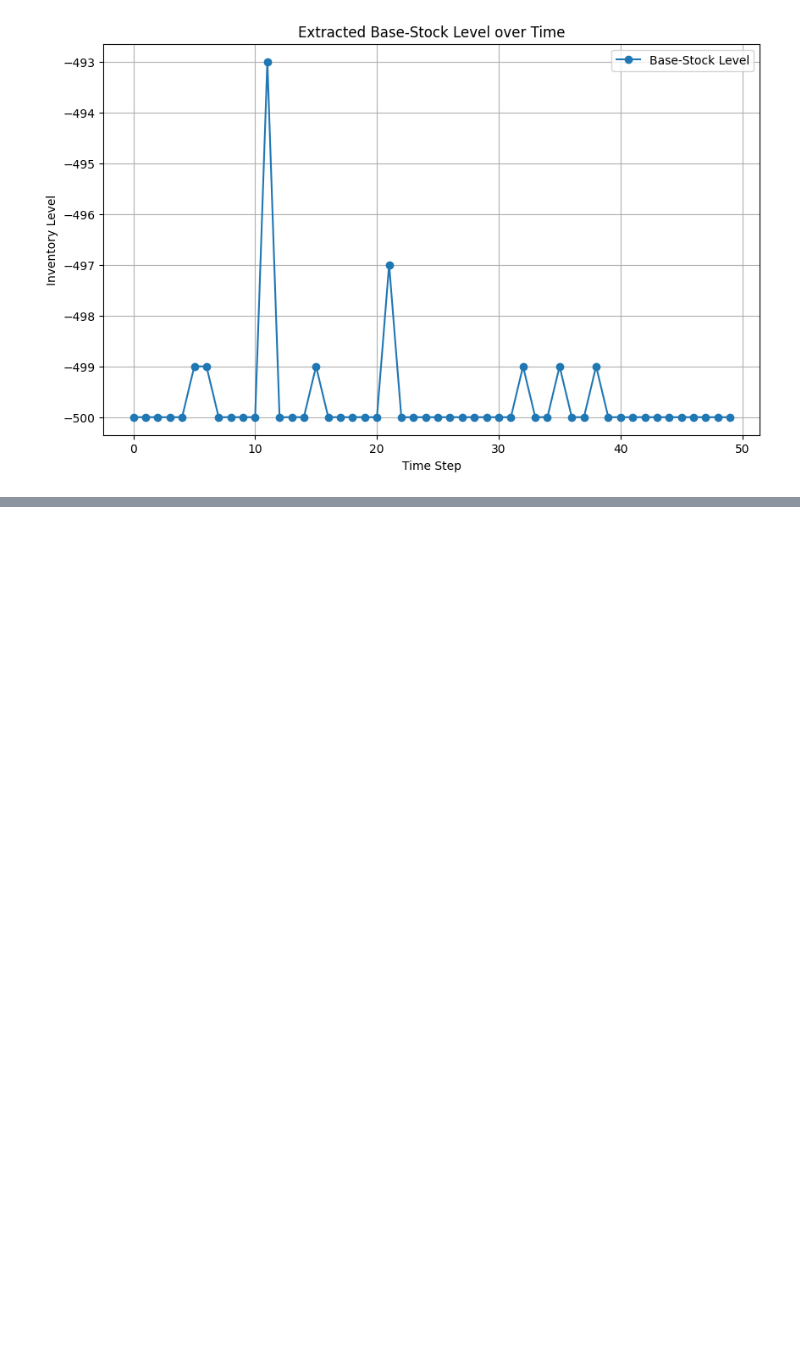
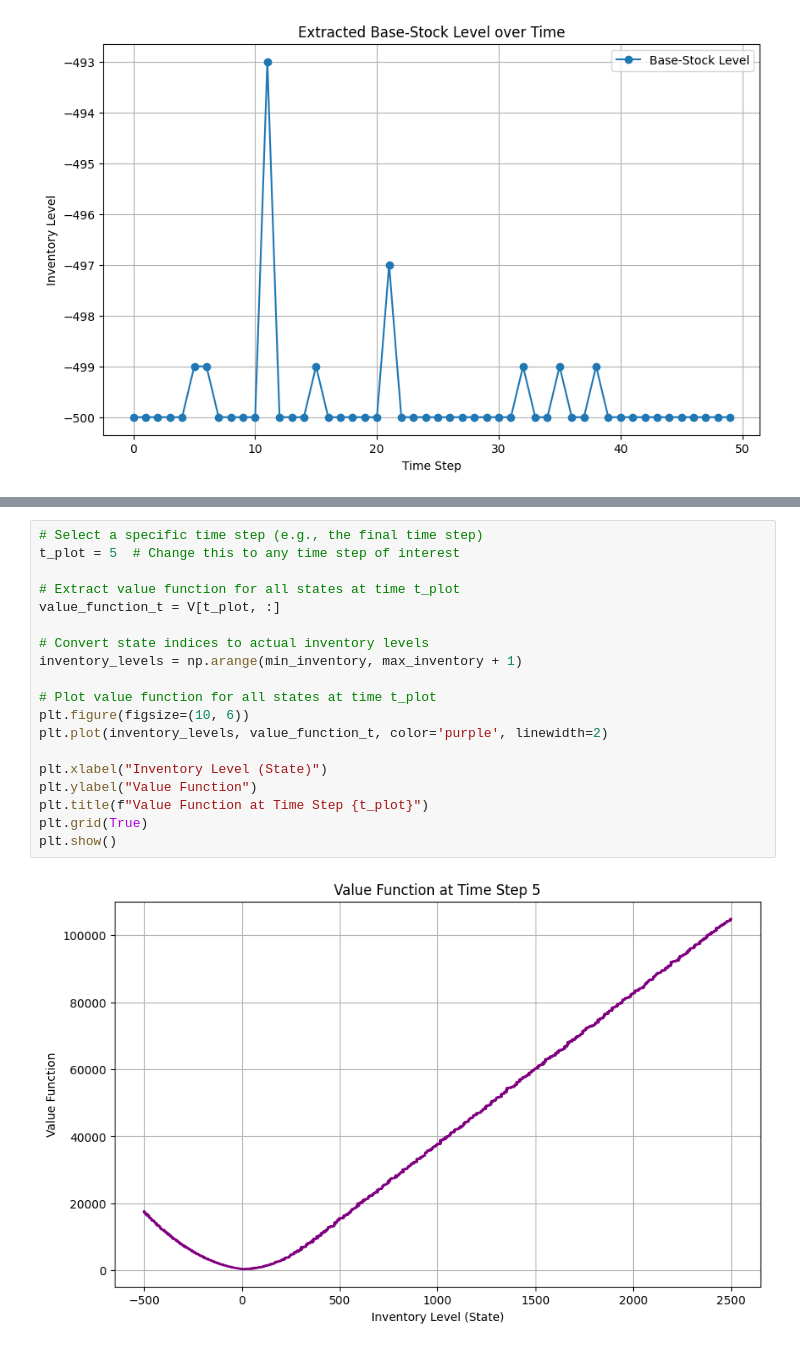
Before and after one commit to TomatoChocolate12/tabular-RL-project, a Jupyter notebook: dir/visualization.ipynb, the cells around one changed output, grey strips where cells are left out. Cells and saved outputs as stored; diff of their text form; blank space fills up the shorter version.

```diff
--- a/dir/visualization.ipynb
+++ b/dir/visualization.ipynb
@@ -429,0 +589,21 @@ plt.show()
+# %%
+# Select a specific time step (e.g., the final time step)
+t_plot = 5  # Change this to any time step of interest
+
+# Extract value function for all states at time t_plot
+value_function_t = V[t_plot, :]
+
+# Convert state indices to actual inventory levels
+inventory_levels = np.arange(min_inventory, max_inventory + 1)
+
+# Plot value function for all states at time t_plot
+plt.figure(figsize=(10, 6))
+plt.plot(inventory_levels, value_function_t, color='purple', linewidth=2)
+
+plt.xlabel("Inventory Level (State)")
+plt.ylabel("Value Function")
+plt.title(f"Value Function at Time Step {t_plot}")
+plt.grid(True)
+plt.show()
+# %% [output]
+[figure, added]
```
Also changed, not shown: parts of 24 cells of this notebook, 1 other file.
